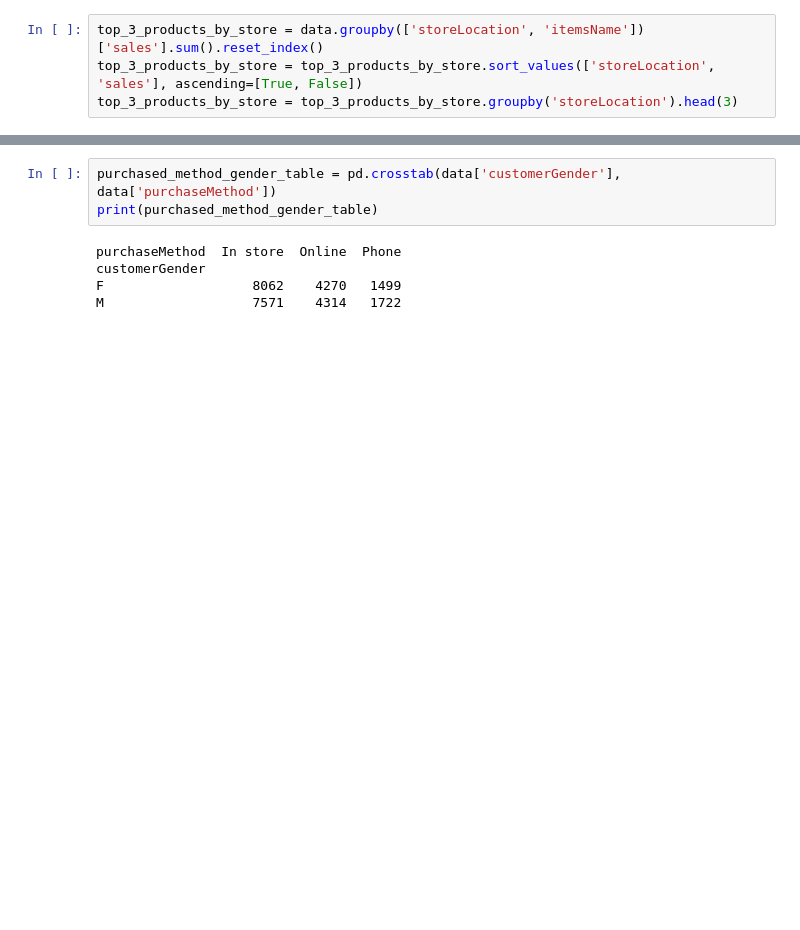
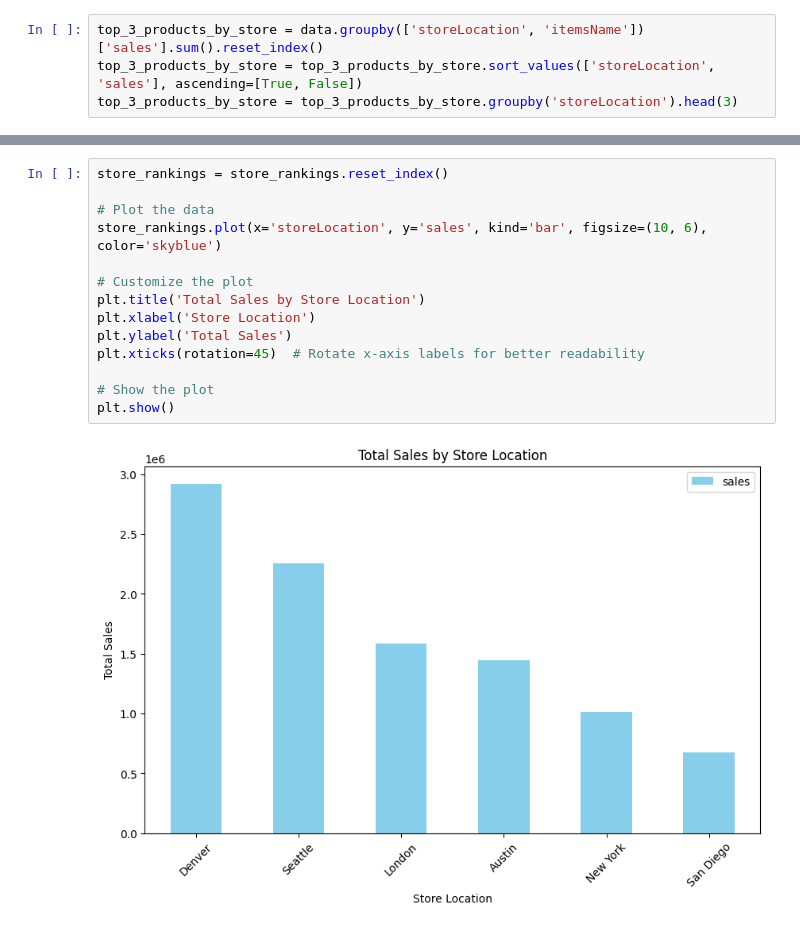
Before and after one commit to Tanat04/MongoDB-Supplies-Data-Analysis, a Jupyter notebook: supplies-data-analysis.ipynb, the cells around one changed output, grey strips where cells are left out. Cells and saved outputs as stored; diff of their text form; blank space fills up the shorter version.

```diff
--- a/supplies-data-analysis.ipynb
+++ b/supplies-data-analysis.ipynb
@@ -219,11 +258,19 @@ print(table)
 |      New York | 1016059.59 |
 |     San Diego |  672885.17 |
 +---------------+------------+
-# %%
-purchased_method_gender_table = pd.crosstab(data['customerGender'], data['purchaseMethod'])
-print(purchased_method_gender_table)
-# %% [output]
-purchaseMethod  In store  Online  Phone
-customerGender
-F                   8062    4270   1499
-M                   7571    4314   1722
+# %%
+store_rankings = store_rankings.reset_index()
+
+# Plot the data
+store_rankings.plot(x='storeLocation', y='sales', kind='bar', figsize=(10, 6), color='skyblue')
+
+# Customize the plot
+plt.title('Total Sales by Store Location')
+plt.xlabel('Store Location')
+plt.ylabel('Total Sales')
+plt.xticks(rotation=45)  # Rotate x-axis labels for better readability
+
+# Show the plot
+plt.show()
+# %% [output]
+[figure, added]
```
Also changed, not shown: parts of 19 cells of this notebook.
